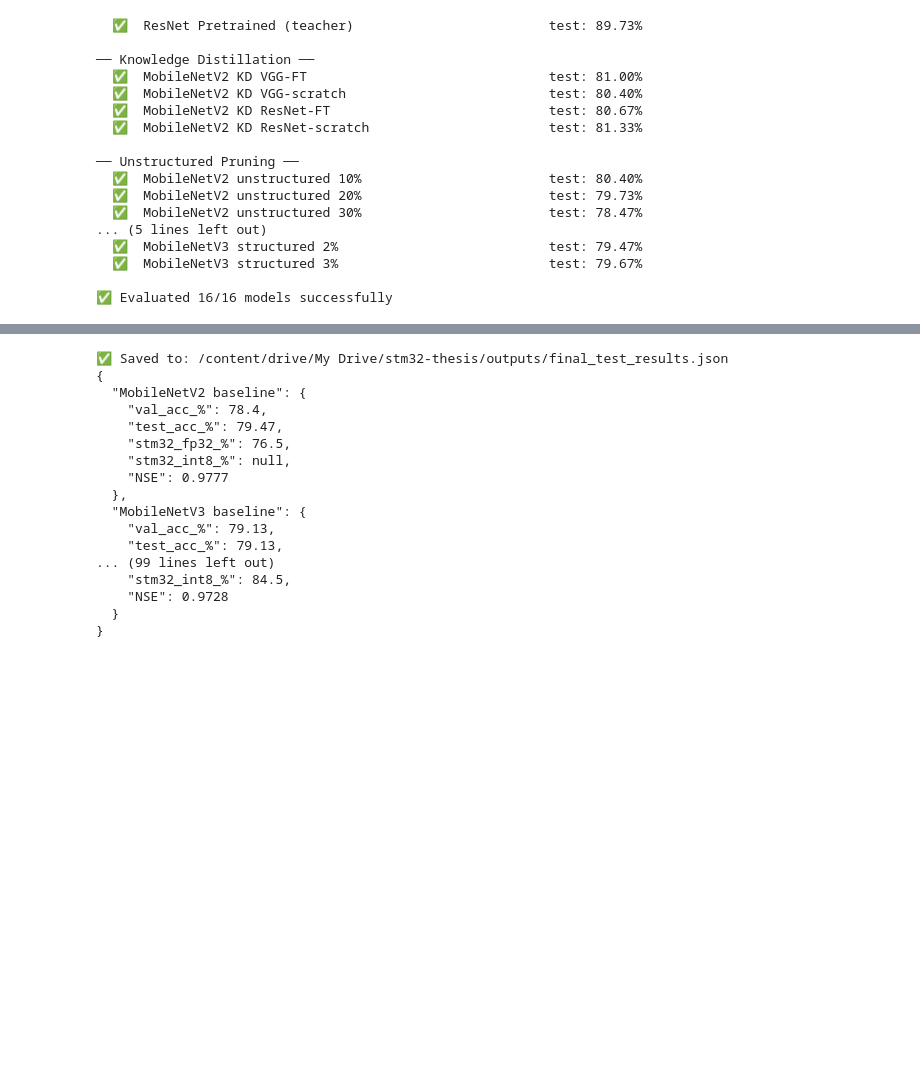
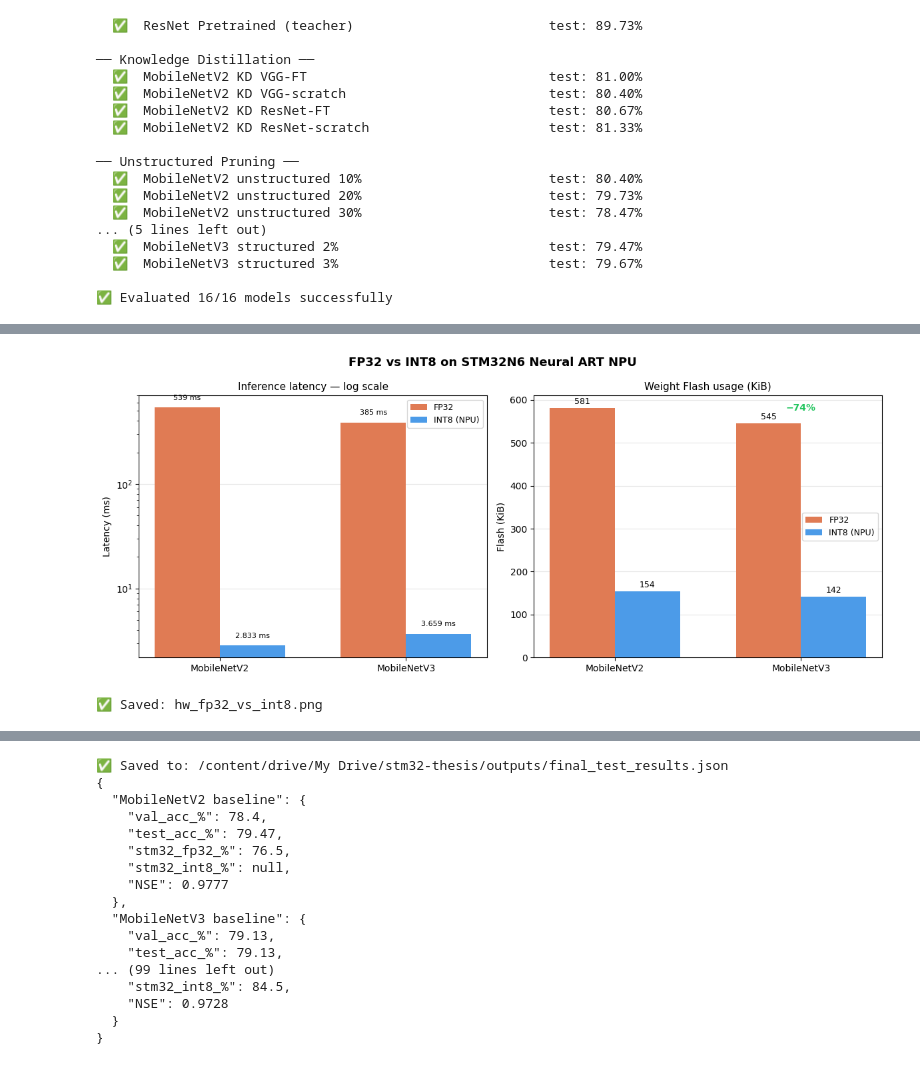
Before and after one commit to raki-rankawat/thesis-v1, a Jupyter notebook: Final_Results.ipynb, the cells around one changed output, grey strips where cells are left out. Drawn from its saved outputs; the diff is of its cells as text; code cells hidden in the pictures; blank space fills up the shorter version.

```diff
--- a/Final_Results.ipynb
+++ b/Final_Results.ipynb
@@ -432 +448,65 @@ for name in key_models:
+# %%
+# ── Figure A: FP32 vs INT8 hardware comparison ───────────────────────
+fig, axes = plt.subplots(1, 2, figsize=(12, 5))
+
+arch_labels = ["MobileNetV2", "MobileNetV3"]
+fp32_ms     = [538.8,   385.4]
+int8_ms     = [2.833,   3.659]
+fp32_flash  = [580.9,   544.7]
+int8_flash  = [154.5,   141.7]
+speedups    = [190,     105]
+mem_reduc   = [73,      74]
+
+x = np.arange(len(arch_labels))
+w = 0.35
+c_fp32, c_int8 = "#e07b54", "#4c9be8"
+
+# Panel 1: Latency (log scale)
+ax = axes[0]
+b1 = ax.bar(x - w/2, fp32_ms,  w, color=c_fp32, label="FP32", zorder=3)
+b2 = ax.bar(x + w/2, int8_ms,  w, color=c_int8, label="INT8 (NPU)", zorder=3)
+ax.set_yscale("log")
+ax.set_title("Inference latency — log scale", fontsize=11)
+ax.set_ylabel("Latency (ms)")
+ax.set_xticks(x); ax.set_xticklabels(arch_labels)
+ax.legend(fontsize=9)
+ax.grid(True, axis="y", alpha=0.3, zorder=0)
+for bar, val in zip(b1, fp32_ms):
+    ax.text(bar.get_x() + bar.get_width()/2, bar.get_height()*1.15,
+            f"{val:.0f} ms", ha="center", va="bottom", fontsize=8)
+for bar, val in zip(b2, int8_ms):
+    ax.text(bar.get_x() + bar.get_width()/2, bar.get_height()*1.15,
+            f"{val:.3f} ms", ha="center", va="bottom", fontsize=8)
+for i, sp in enumerate(speedups):
+    ax.annotate(f"{sp}× faster", xy=(x[i], fp32_ms[i]*2),
+                ha="center", fontsize=10, fontweight="bold", color="#22c55e")
+
+# Panel 2: Flash memory
+ax = axes[1]
+b1 = ax.bar(x - w/2, fp32_flash, w, color=c_fp32, label="FP32", zorder=3)
+b2 = ax.bar(x + w/2, int8_flash, w, color=c_int8, label="INT8 (NPU)", zorder=3)
+ax.set_title("Weight Flash usage (KiB)", fontsize=11)
+ax.set_ylabel("Flash (KiB)")
+ax.set_xticks(x); ax.set_xticklabels(arch_labels)
+ax.legend(fontsize=9)
+ax.grid(True, axis="y", alpha=0.3, zorder=0)
+for bar, val in zip(b1, fp32_flash):
+    ax.text(bar.get_x() + bar.get_width()/2, bar.get_height() + 5,
+            f"{val:.0f}", ha="center", va="bottom", fontsize=9)
+for bar, val in zip(b2, int8_flash):
+    ax.text(bar.get_x() + bar.get_width()/2, bar.get_height() + 5,
+            f"{val:.0f}", ha="center", va="bottom", fontsize=9)
+for i, r in enumerate(mem_reduc):
+    ax.annotate(f"−{r}%", xy=(x[i], fp32_flash[i] + 30),
+                ha="center", fontsize=10, fontweight="bold", color="#22c55e")
+
+fig.suptitle("FP32 vs INT8 on STM32N6 Neural ART NPU",
+             fontsize=13, fontweight="bold")
+plt.tight_layout()
+plt.savefig(FIG_DIR / "hw_fp32_vs_int8.png", dpi=150, bbox_inches="tight")
+plt.show()
+print("✅ Saved: hw_fp32_vs_int8.png")
+# %% [output]
+[figure, added]
+✅ Saved: hw_fp32_vs_int8.png
 # %%
```
Also changed, not shown: parts of 15 cells of this notebook.
